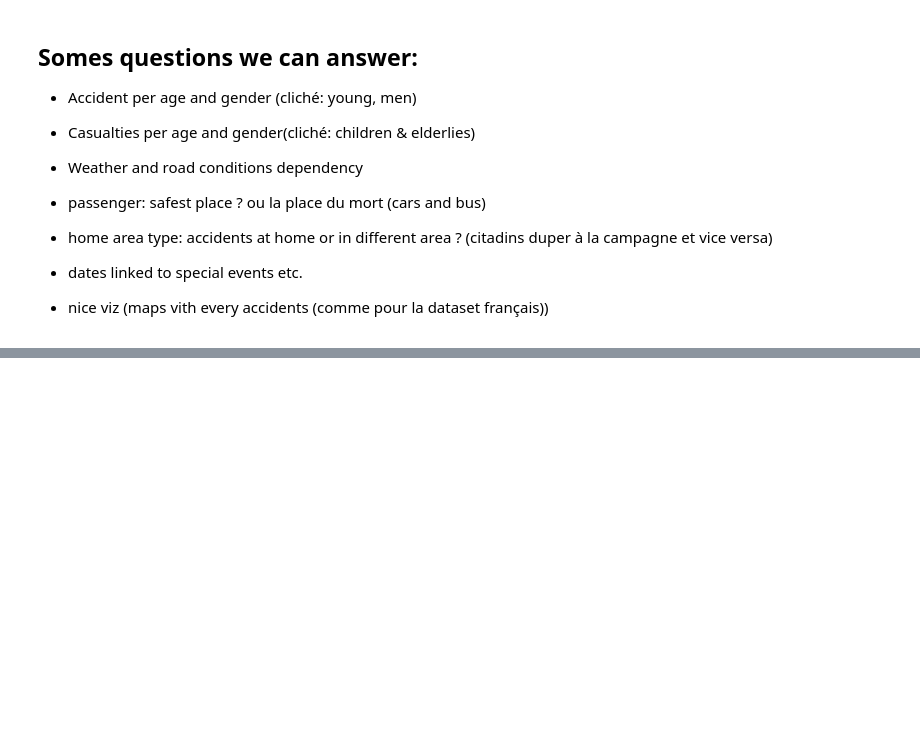
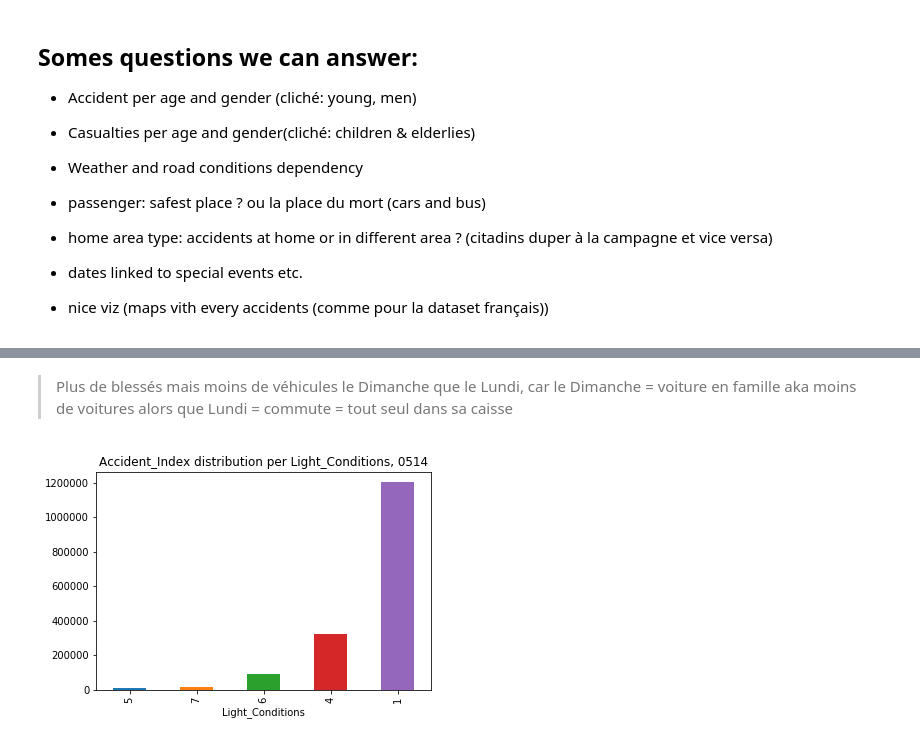
Before and after one commit to Eagleseb/survive-your-commuting, a Jupyter notebook: Milestone2.ipynb, the cells around one changed output, grey strips where cells are left out. Cells and saved outputs as stored; diff of their text form; code cells hidden in the pictures; blank space fills up the shorter version.

```diff
--- a/Milestone2.ipynb
+++ b/Milestone2.ipynb
@@ -49,0 +102,6 @@ Accidents0514.columns
+# %% [markdown]
+> Plus de  blessés mais moins de véhicules le Dimanche que le Lundi, car le Dimanche = voiture en famille aka moins de voitures alors que Lundi = commute = tout seul dans sa caisse
+# %%
+plot_distrib(accidents, "Accident_Index", "Light_Conditions")
+# %% [output]
+[figure, added]
```
Also changed, not shown: parts of 15 cells of this notebook, 1 other file.
